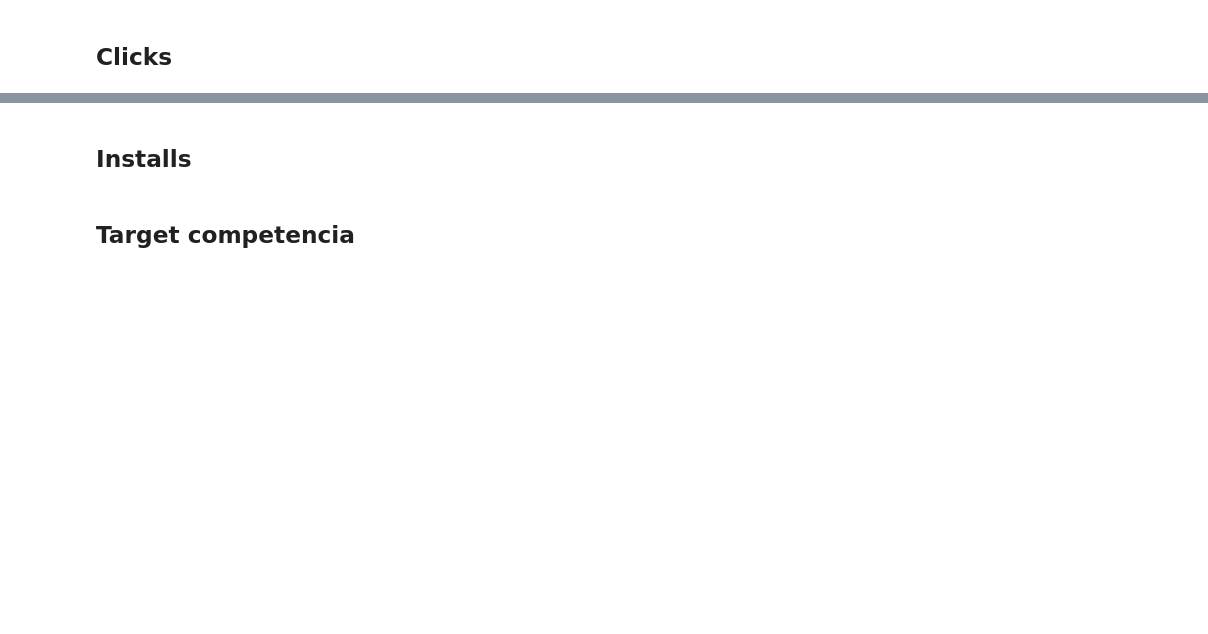
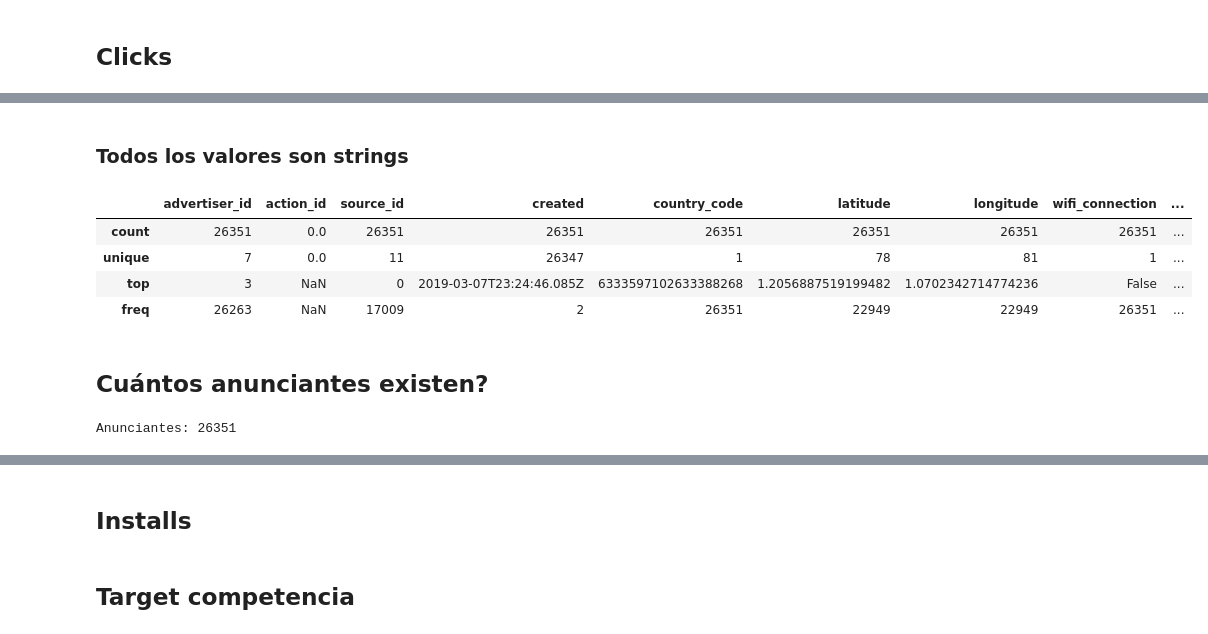
Before and after one commit to gatti2602/7506-datos, a Jupyter notebook: Lucas/analisis_exploratorio.ipynb, the cells around one changed output, grey strips where cells are left out. Drawn from its saved outputs; the diff is of its cells as text; code cells hidden in the pictures; blank space fills up the shorter version.

```diff
--- a/Lucas/analisis_exploratorio.ipynb
+++ b/Lucas/analisis_exploratorio.ipynb
@@ -62,0 +114,16 @@ auctions.groupby(['country']).count()
+# %% [markdown]
+### Todos los valores son strings
+# %%
+clicks.describe()
+# %% [output]
+|  | advertiser_id | action_id | source_id | created | country_code | latitude | longitude | wifi_connection | ... |
+| count | 26351 | 0.0 | 26351 | 26351 | 26351 | 26351 | 26351 | 26351 | ... |
+| unique | 7 | 0.0 | 11 | 26347 | 1 | 78 | 81 | 1 | ... |
+| top | 3 | NaN | 0 | 2019-03-07T23:24:46.085Z | 6333597102633388268 | 1.2056887519199482 | 1.0702342714774236 | False | ... |
+| freq | 26263 | NaN | 17009 | 2 | 26351 | 22949 | 22949 | 26351 | ... |
+# %% [markdown]
+## Cuántos anunciantes existen?
+# %%
+print("Anunciantes: "+str(clicks['advertiser_id'].describe()[0]))
+# %% [output]
+Anunciantes: 26351
```
Also changed, not shown: parts of 15 cells of this notebook.
